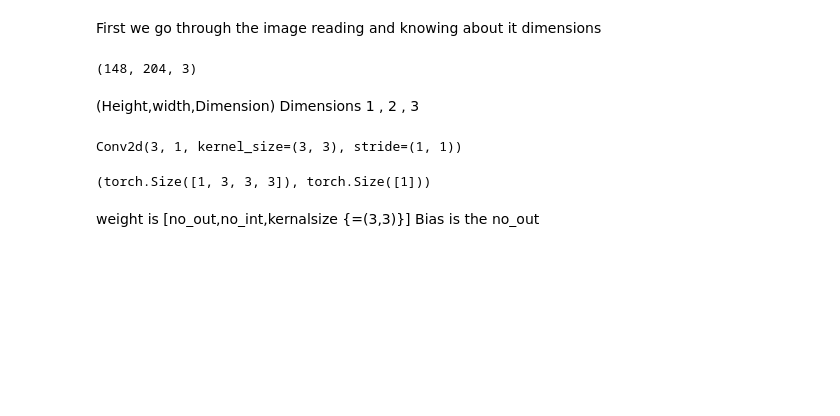
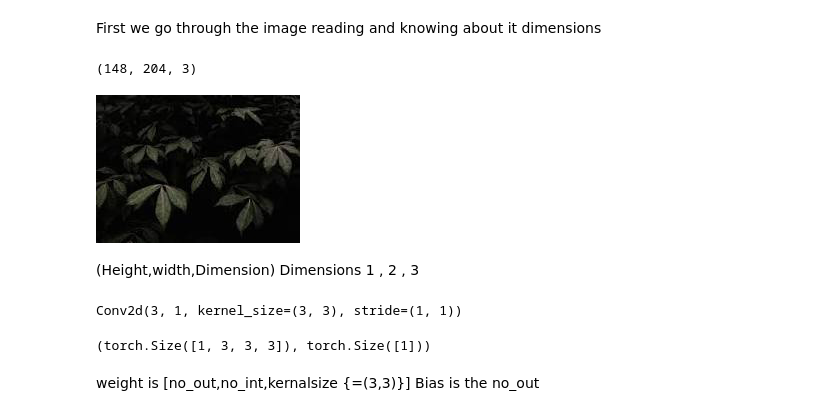
Before and after one commit to NShravanReddy/DeepLearning, a Jupyter notebook: 01-deep-neural-networks/2-cnn/2-cnn.ipynb, the cells around one changed output. Saved outputs shown, nothing was run; the diff lists cells and outputs as text; code cells hidden in the pictures; blank space fills up the shorter version.

```diff
--- a/01-deep-neural-networks/2-cnn/2-cnn.ipynb
+++ b/01-deep-neural-networks/2-cnn/2-cnn.ipynb
@@ -6,3 +6,9 @@ img_arr = imageio.imread('/Users/nshravanreddy/Downloads/Dark.jpeg')
 img_arr.shape
 # %% [output]
 (148, 204, 3)
+# %%
+from PIL import Image
+img_pil=Image.fromarray(img_arr)
+img_pil
+# %% [output]
+[figure, added]
```
Also changed, not shown: parts of 13 cells of this notebook, 1 other file.
